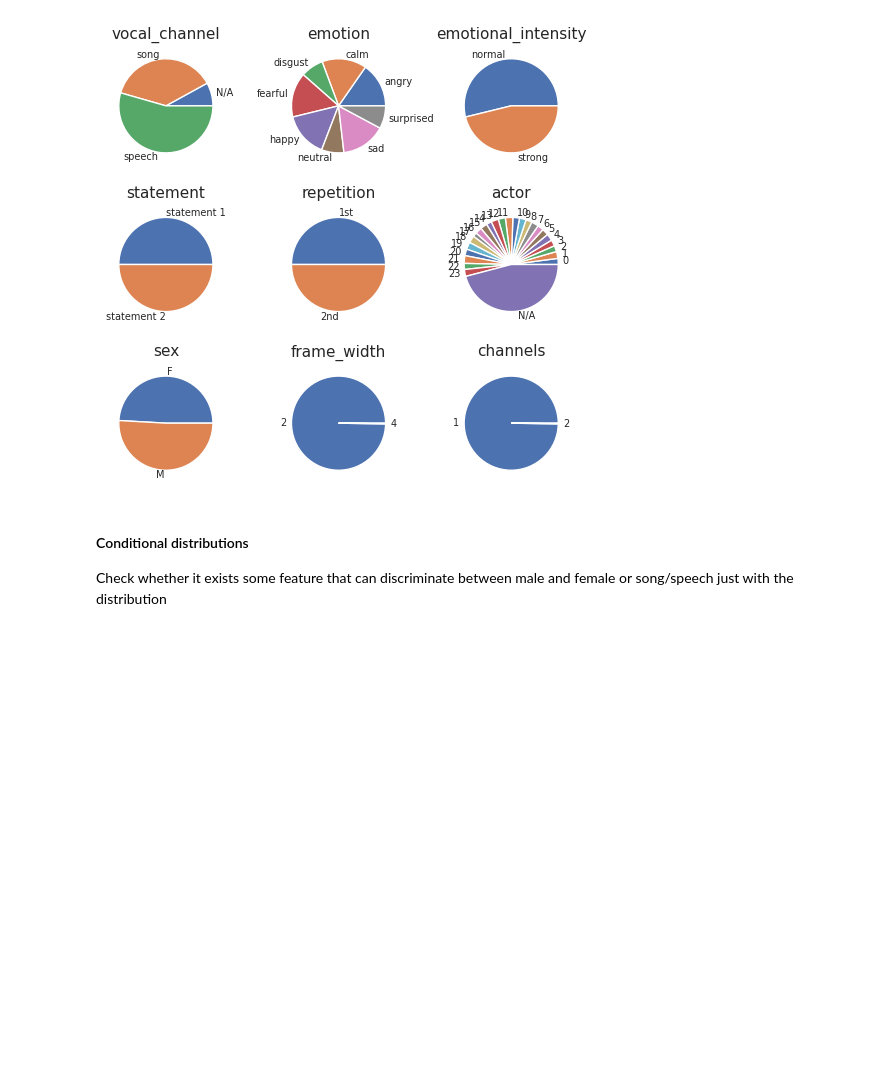
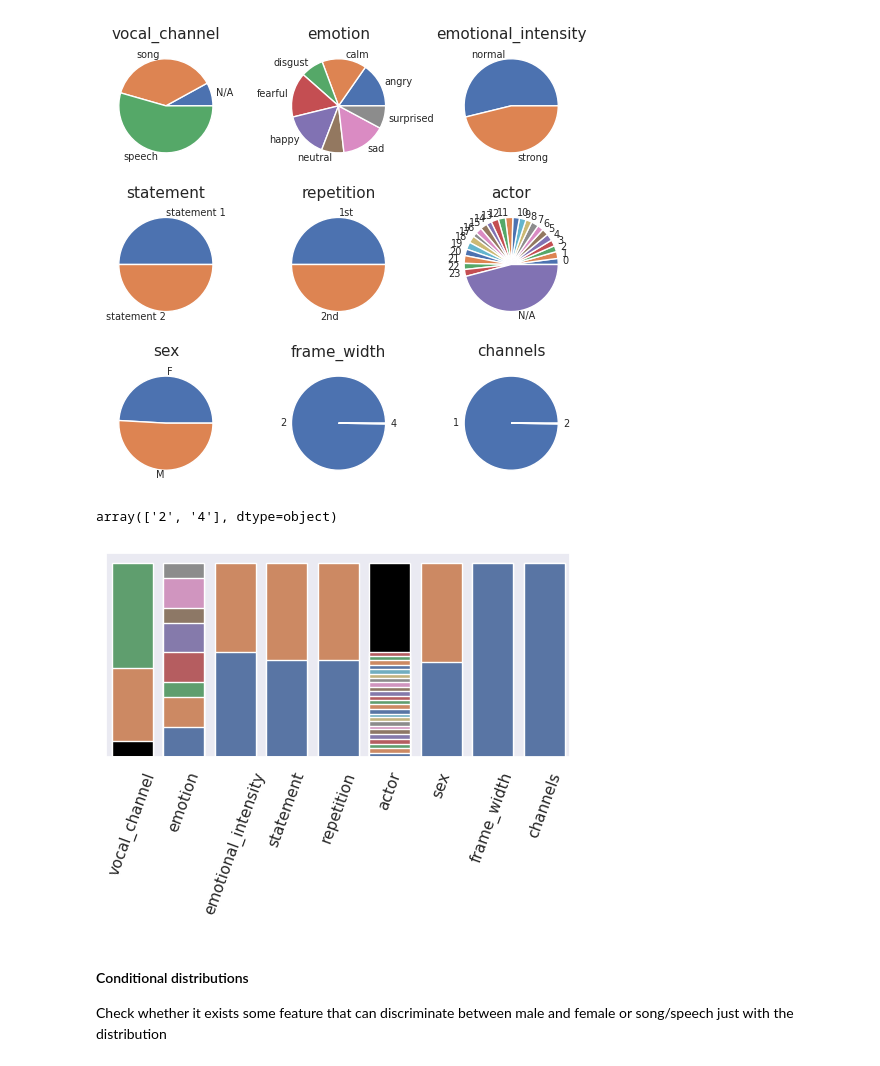
Before and after one commit to djanloo/dynamiting, a Jupyter notebook: UNDERSTANDING/data_understanding.ipynb, the cells around one changed output. Saved outputs shown, nothing was run; the diff lists cells and outputs as text; code cells hidden in the pictures; blank space fills up the shorter version.

```diff
--- a/UNDERSTANDING/data_understanding.ipynb
+++ b/UNDERSTANDING/data_understanding.ipynb
@@ -272,6 +270,34 @@ for cat, ax in zip(categorical_features, axes.flatten()):
 fig.savefig("categorical_distrib.pdf")
 # %% [output]
 [figure]
+# %%
+np.unique(df_clean_labels.frame_width.apply(str))
+# %% [output]
+array(['2', '4'], dtype=object)
+# %%
+fig,ax = plt.subplots(figsize=(5,4))
+
+for i, cat in enumerate(categorical_features):
+    okay = np.zeros(len(df_clean_labels))
+    row = df_clean_labels[cat].apply(str)
+    for j, value in enumerate(np.unique(row)):
+        y = np.zeros(len(categorical_features))
+        okay = (okay)|(row == value)
+        y[i] = np.sum(okay)/len(df)
+
+        if value == "N/A":
+            color = "black"
+        else:
+            color = sns.color_palette()[j%10]
+        # print(f"{cat} - {value} -> {np.sum(okay)}")
+        sns.barplot(x=categorical_features, y =y, ax = ax, alpha=1, color=color, zorder=-j)
+        # ax.annotate(value, xy=(i-0.2, y[i]-0.2), rotation=45)
+ax.set_xticks(range(len(categorical_features)), labels=categorical_features, rotation=70)
+ax.set_yticks([])
+print()
+fig.savefig("categorical_bars.pdf")
+# %% [output]
+[figure, added]
 # %% [markdown]
 #### Conditional distributions
 
```
Also changed, not shown: parts of 12 cells of this notebook, 8 other files.
